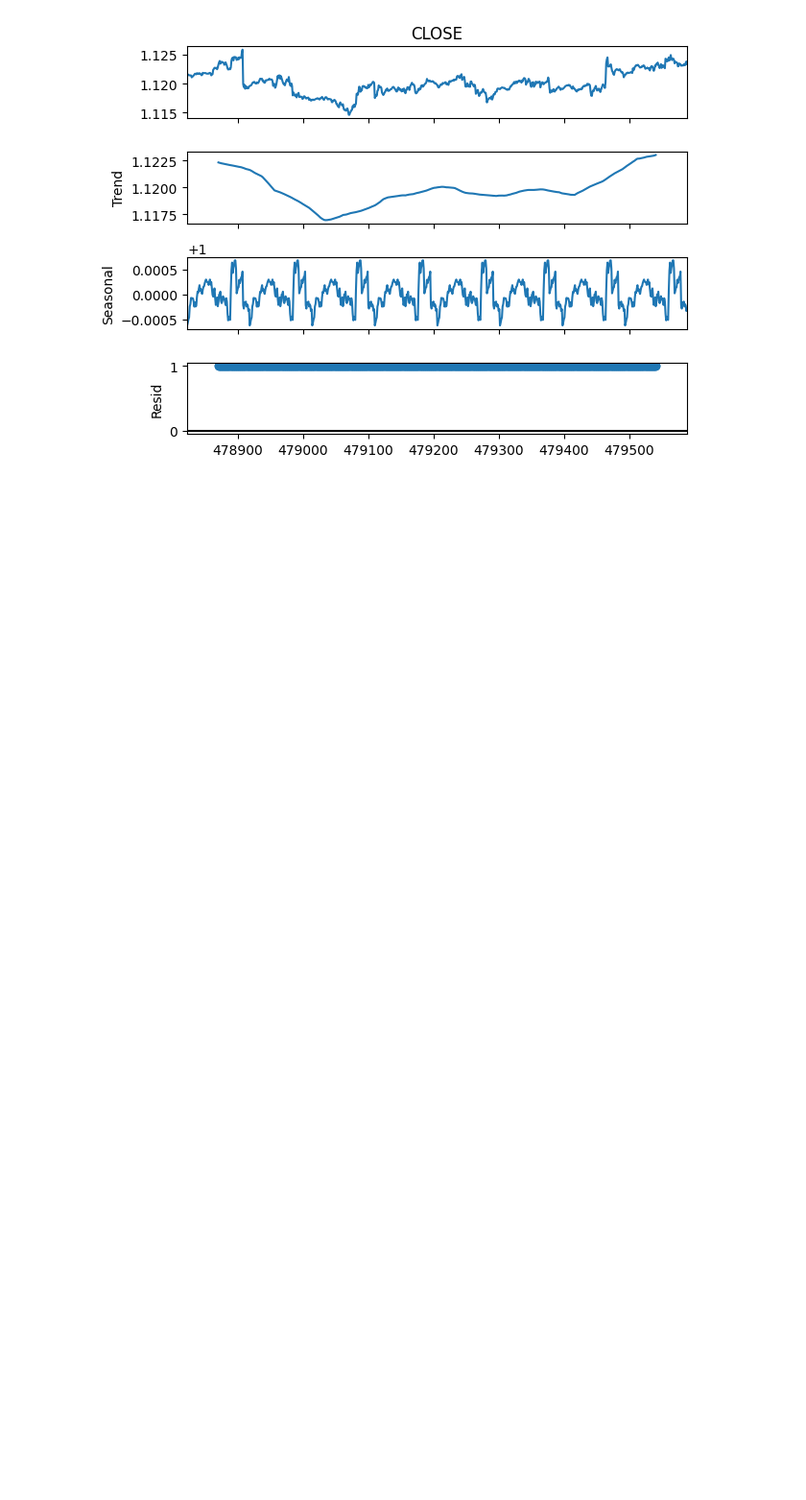
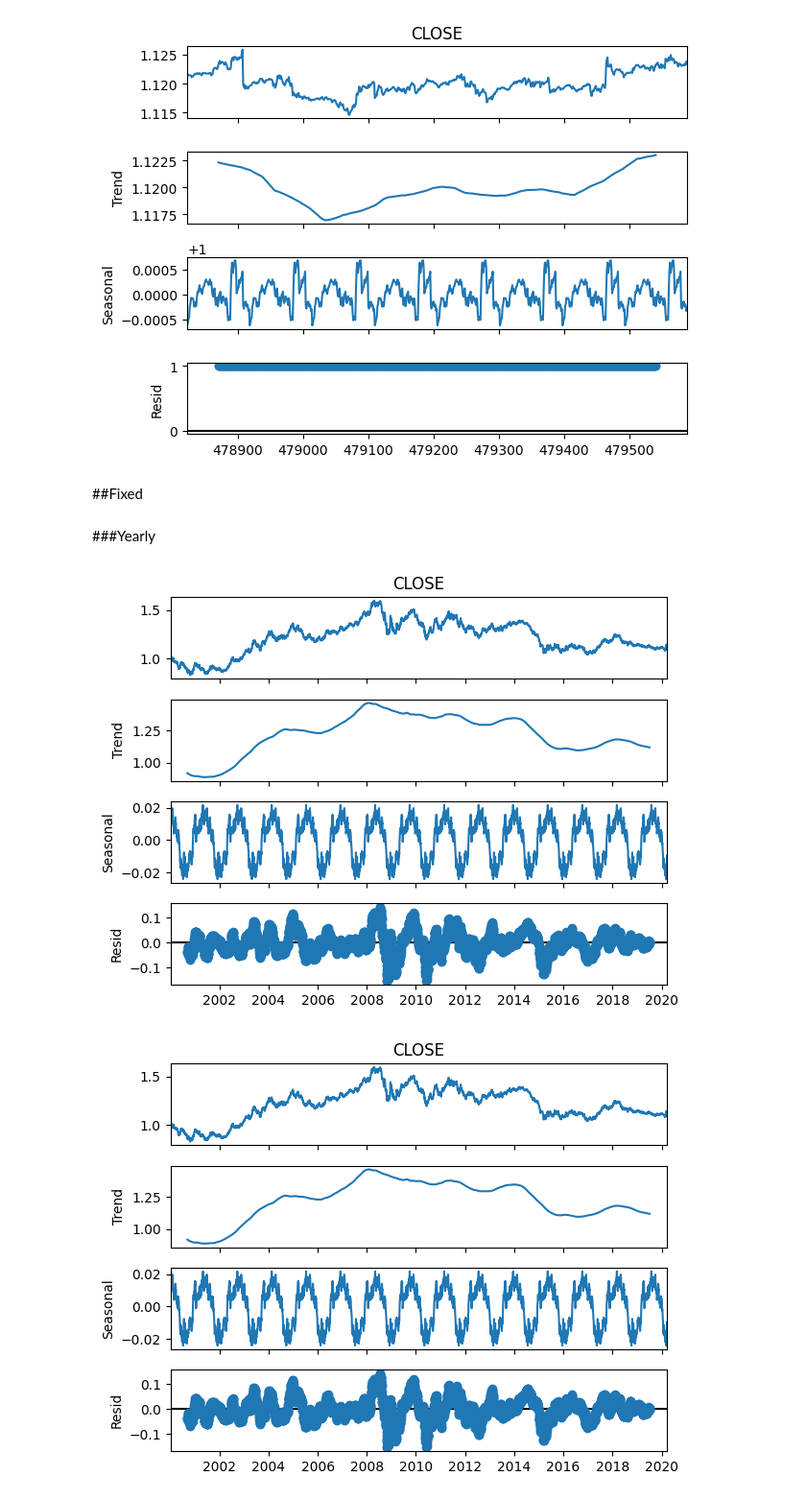
Before and after one commit to FaridRash/Time-Series-Analysis-and-Forecasting, a Jupyter notebook: 1st_notebook.ipynb, the cells around one changed output. Shown at 96% size. Saved outputs shown, nothing was run; the diff lists cells and outputs as text; code cells hidden in the pictures; blank space fills up the shorter version.

```diff
--- a/1st_notebook.ipynb
+++ b/1st_notebook.ipynb
@@ -167,3 +175,22 @@ result.plot()
 # %% [output]
 [figure]
 [figure]
+# %% [markdown]
+##Fixed
+# %% [markdown]
+###Yearly
+# %%
+df_fixed = df.copy()
+df_fixed = df_fixed.set_index('DATE_TIME')
+df_daily = df_fixed['CLOSE'].resample('D').mean()
+
+# Option 1: drop missing values
+df_daily = df_daily.dropna()
+# %%
+from statsmodels.tsa.seasonal import seasonal_decompose
+result = seasonal_decompose(df_daily, model='additive', period=365)  # yearly seasonality
+
+result.plot()
+# %% [output]
+[figure, added]
+[figure, added]
```
Also changed, not shown: parts of 10 cells of this notebook.
